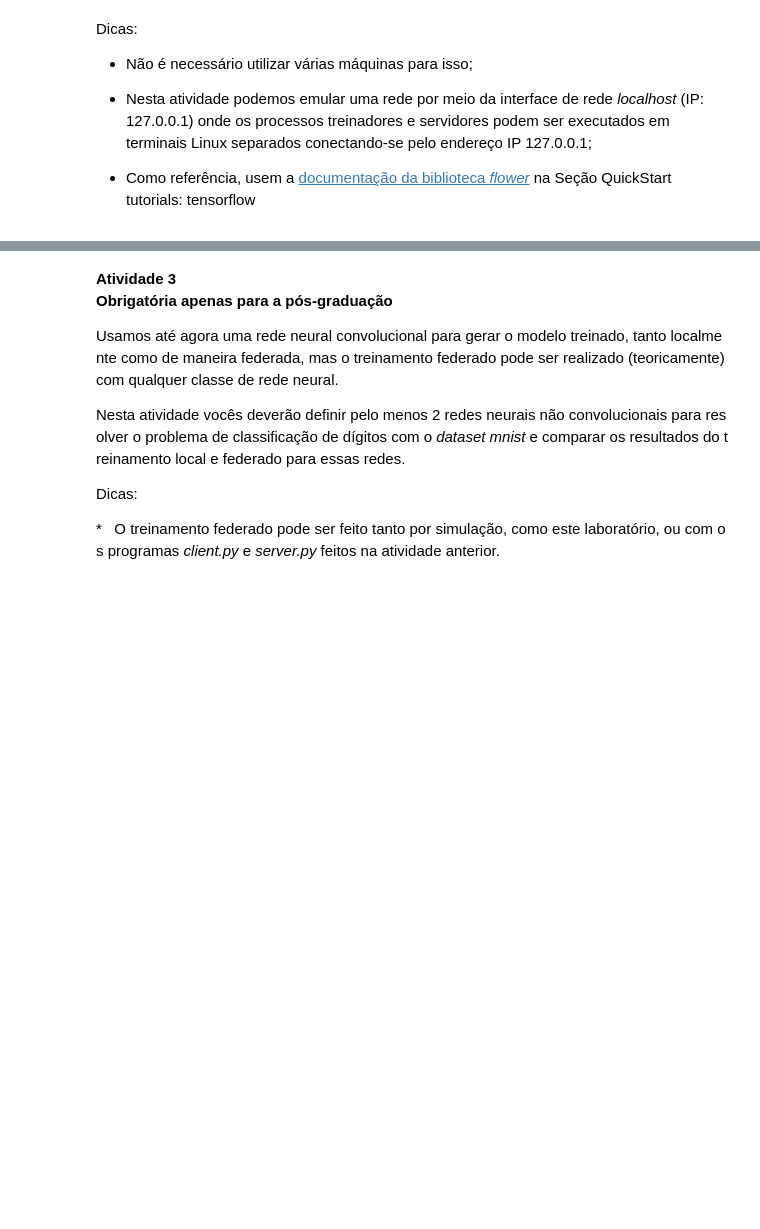
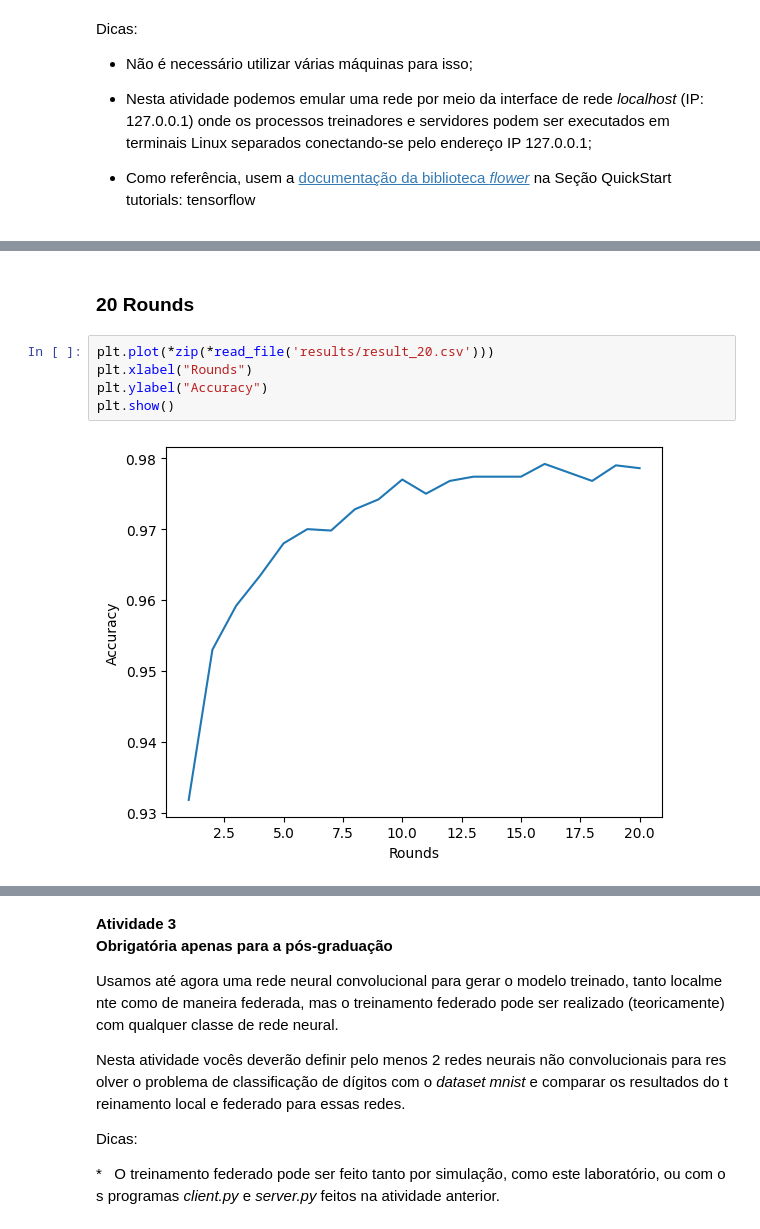
Before and after one commit to thiago-tsms/UFES-programacao-paralela, a Jupyter notebook: Laboratório II/Lab_2_Aprendizado_Federado.ipynb, the cells around one changed output, grey strips where cells are left out. Cells and saved outputs as stored; diff of their text form; blank space fills up the shorter version.

```diff
--- a/Laboratório II/Lab_2_Aprendizado_Federado.ipynb
+++ b/Laboratório II/Lab_2_Aprendizado_Federado.ipynb
@@ -731,0 +769,9 @@ Dicas:
+# %% [markdown]
+### 20 Rounds
+# %%
+plt.plot(*zip(*read_file('results/result_20.csv')))
+plt.xlabel("Rounds")
+plt.ylabel("Accuracy")
+plt.show()
+# %% [output]
+[figure, added]
```
Also changed, not shown: parts of 13 cells of this notebook, 10 other files.
